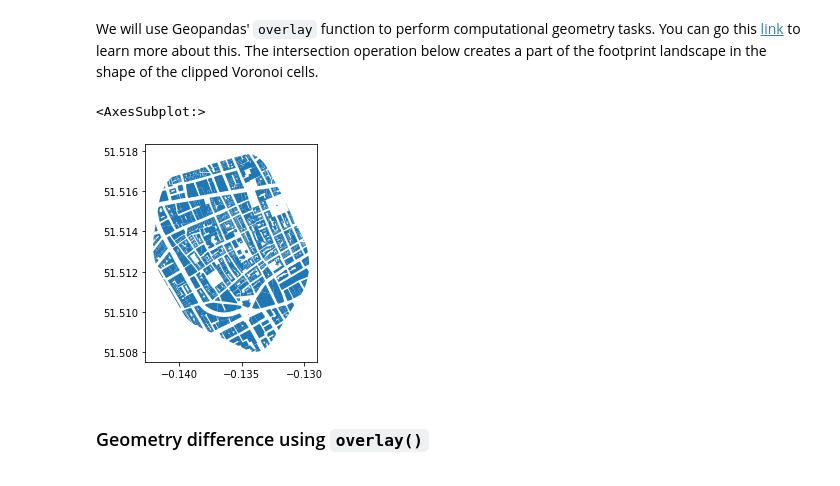
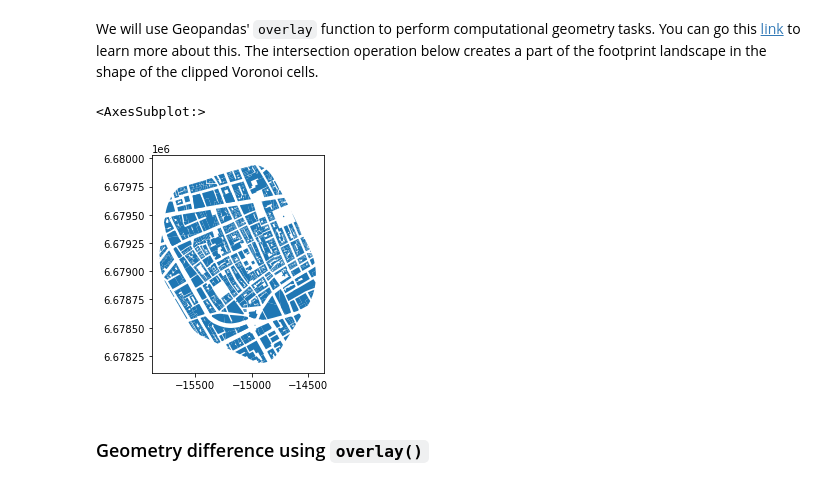
Before and after one commit to nravilla/1854-Cholera-Outbreak-London-Advanced-2, a Jupyter notebook: NB06-Buildings-in-Voronoi-Cells.ipynb, the cells around one changed output. Cells and saved outputs as stored; diff of their text form; code cells hidden in the pictures.

```diff
--- a/NB06-Buildings-in-Voronoi-Cells.ipynb
+++ b/NB06-Buildings-in-Voronoi-Cells.ipynb
@@ -20,5 +18,5 @@ SOHO_COORDINATES = (51.513578, -0.136722)
 # radius of 700m
 distance = 700
 footprints_gdf = \
-    ox.footprints.footprints_from_point(SOHO_COORDINATES, distance, \
-                footprint_type='building', retain_invalid=False)
+   ox.geometries.geometries_from_point(SOHO_COORDINATES, dist=distance, \
+                tags={'building':True}).to_crs(epsg=3395)
@@ -122,12 +158,7 @@ Steps to draw this plot, layer by layer (bottom to top):
 
 Let's reload the `clipped_voronoi_gdf` geodataframe. This is what we will use for geopandas `sjoin()` and `overlay()` functions.
 # %%
-clipped_voronoi_gdf = gpd.read_file('outputs/clipped_voronoi.shp')\
-    .rename(\
-            columns={'vorpoint_l':'vorpoint_lat',\
-                     'vorpoint_1':'vorpoint_lon',\
-                     'points_in_polygon':'points_in_voronoi'
-                    })
+clipped_voronoi_gdf = gpd.read_file('outputs/clipped_voronoi.shp').to_crs(epsg=3395)
 # %%
 clipped_voronoi_gdf
 # %% [output]
@@ -142,0 +174,6 @@ clipped_voronoi_gdf
+# %%
+clipped_voronoi_gdf.rename(\
+            columns={'vorpoint_l':'vorpt_lat',\
+                     'vorpoint_1':'vorpt_lon',\
+                     'points_in_polygon':'pts_in_vor'
+                    }, inplace=True)
@@ -142,0 +254,4 @@ clipped_voronoi_gdf
+# %%
+footprints_gdf = footprints_gdf[footprints_gdf['geometry'].apply(lambda x : x.type!='Point' )]
+
+footprints_gdf.geometry
@@ -145,12 +286,12 @@ clipped_voronoi_gdf
 # %% [markdown]
 We will use Geopandas' `overlay` function to perform computational geometry tasks. You can go this [link](http://geopandas.org/set_operations.html) to learn more about this. The intersection operation below creates a part of the footprint landscape in the shape of the clipped Voronoi cells.
 # %%
-intersection = gpd.overlay(footprints_gdf, clipped_voronoi_gdf, how='intersection')
+intersection = gpd.overlay(footprints_gdf, clipped_voronoi_gdf, how='intersection', keep_geom_type=True, make_valid=True)
 
 intersection.plot()
 # %% [output]
 <AxesSubplot:>
-[figure, old version]
+[figure, new version]
 # %% [markdown]
 ### Geometry difference using `overlay()`
 # %% [markdown]
```
Also changed, not shown: parts of 34 cells of this notebook, 5 other files.
